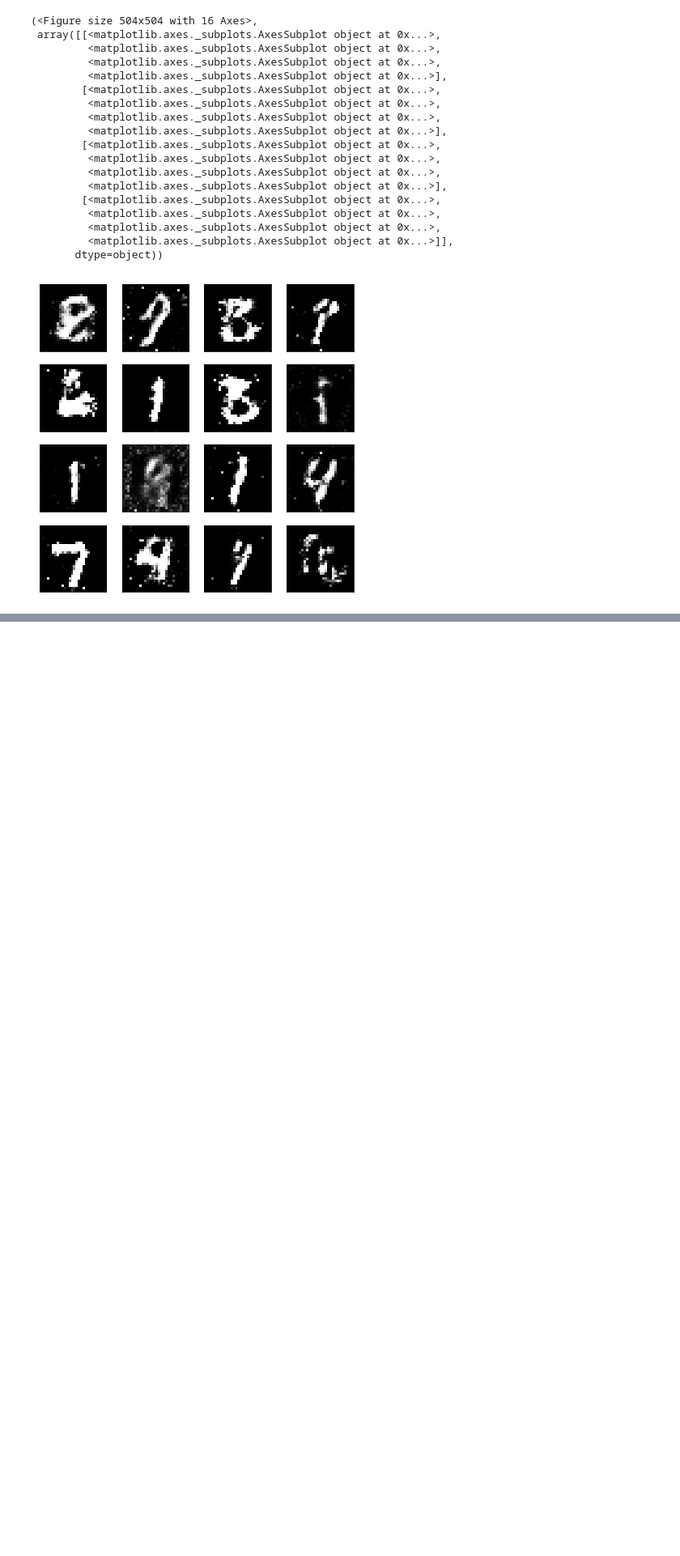
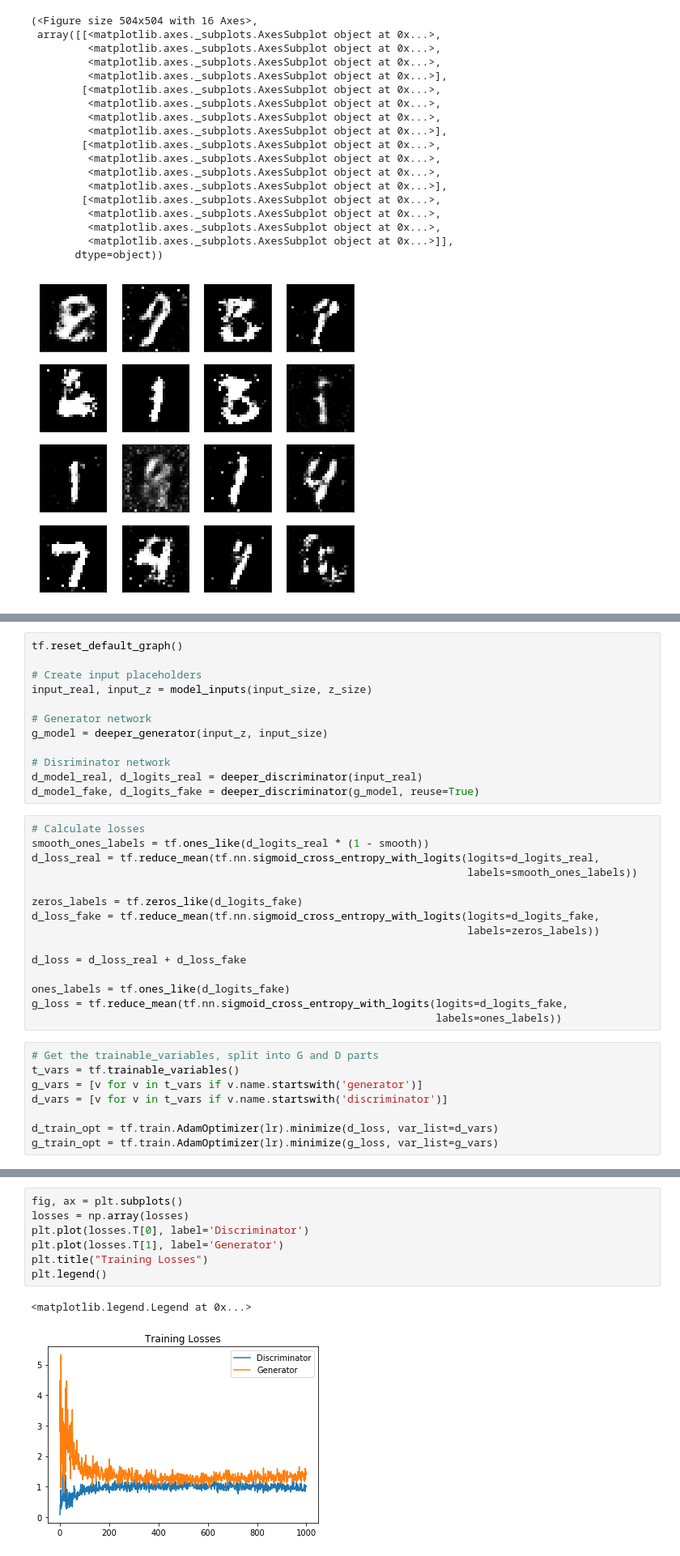
Before and after one commit to vilacham/gan_dlnd, a Jupyter notebook: gan_mnist/Intro_to_GANs_Exercises.ipynb, the cells around one changed output, grey strips where cells are left out. Shown at 81% size. Drawn from its saved outputs; the diff is of its cells as text; blank space fills up the shorter version.

Commit message:
Train deeper model and save its ckpt

```diff
--- a/gan_mnist/Intro_to_GANs_Exercises.ipynb
+++ b/gan_mnist/Intro_to_GANs_Exercises.ipynb
@@ -402,0 +498,35 @@ INFO:tensorflow:Restoring parameters from checkpoints/generator.ckpt
+# %%
+tf.reset_default_graph()
+
+# Create input placeholders
+input_real, input_z = model_inputs(input_size, z_size)
+
+# Generator network
+g_model = deeper_generator(input_z, input_size)
+
+# Disriminator network
+d_model_real, d_logits_real = deeper_discriminator(input_real)
+d_model_fake, d_logits_fake = deeper_discriminator(g_model, reuse=True)
+# %%
+# Calculate losses
+smooth_ones_labels = tf.ones_like(d_logits_real * (1 - smooth))
+d_loss_real = tf.reduce_mean(tf.nn.sigmoid_cross_entropy_with_logits(logits=d_logits_real,
+                                                                     labels=smooth_ones_labels))
+
+zeros_labels = tf.zeros_like(d_logits_fake)
+d_loss_fake = tf.reduce_mean(tf.nn.sigmoid_cross_entropy_with_logits(logits=d_logits_fake,
+                                                                     labels=zeros_labels))
+
+d_loss = d_loss_real + d_loss_fake
+
+ones_labels = tf.ones_like(d_logits_fake)
+g_loss = tf.reduce_mean(tf.nn.sigmoid_cross_entropy_with_logits(logits=d_logits_fake,
+                                                                labels=ones_labels))
+# %%
+# Get the trainable_variables, split into G and D parts
+t_vars = tf.trainable_variables()
+g_vars = [v for v in t_vars if v.name.startswith('generator')]
+d_vars = [v for v in t_vars if v.name.startswith('discriminator')]
+
+d_train_opt = tf.train.AdamOptimizer(lr).minimize(d_loss, var_list=d_vars)
+g_train_opt = tf.train.AdamOptimizer(lr).minimize(g_loss, var_list=g_vars)
@@ -402,0 +595,10 @@ INFO:tensorflow:Restoring parameters from checkpoints/generator.ckpt
+# %%
+fig, ax = plt.subplots()
+losses = np.array(losses)
+plt.plot(losses.T[0], label='Discriminator')
+plt.plot(losses.T[1], label='Generator')
+plt.title("Training Losses")
+plt.legend()
+# %% [output]
+<matplotlib.legend.Legend at 0x...>
+[figure, added]
```
Also changed, not shown: parts of 10 cells of this notebook, 5 other files.
